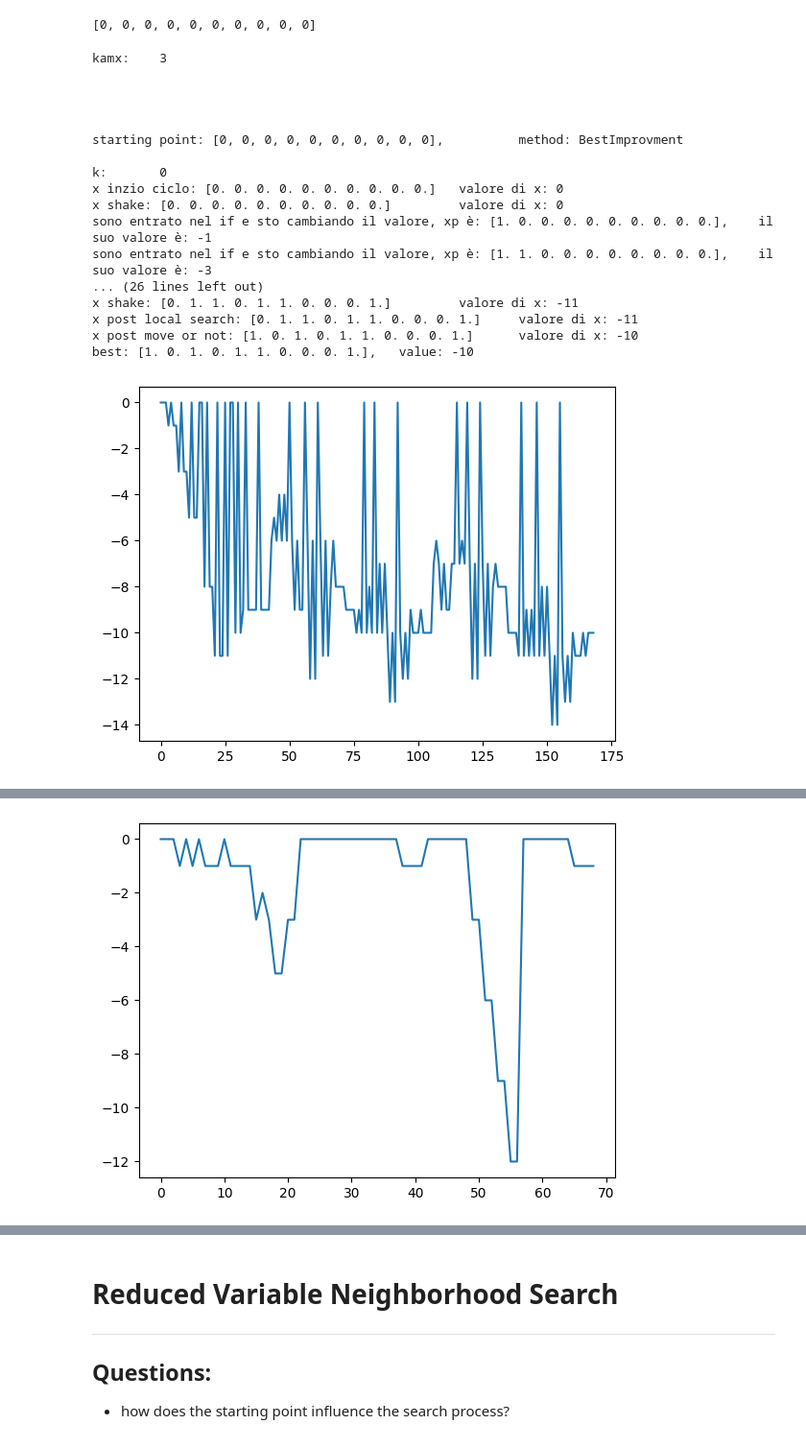
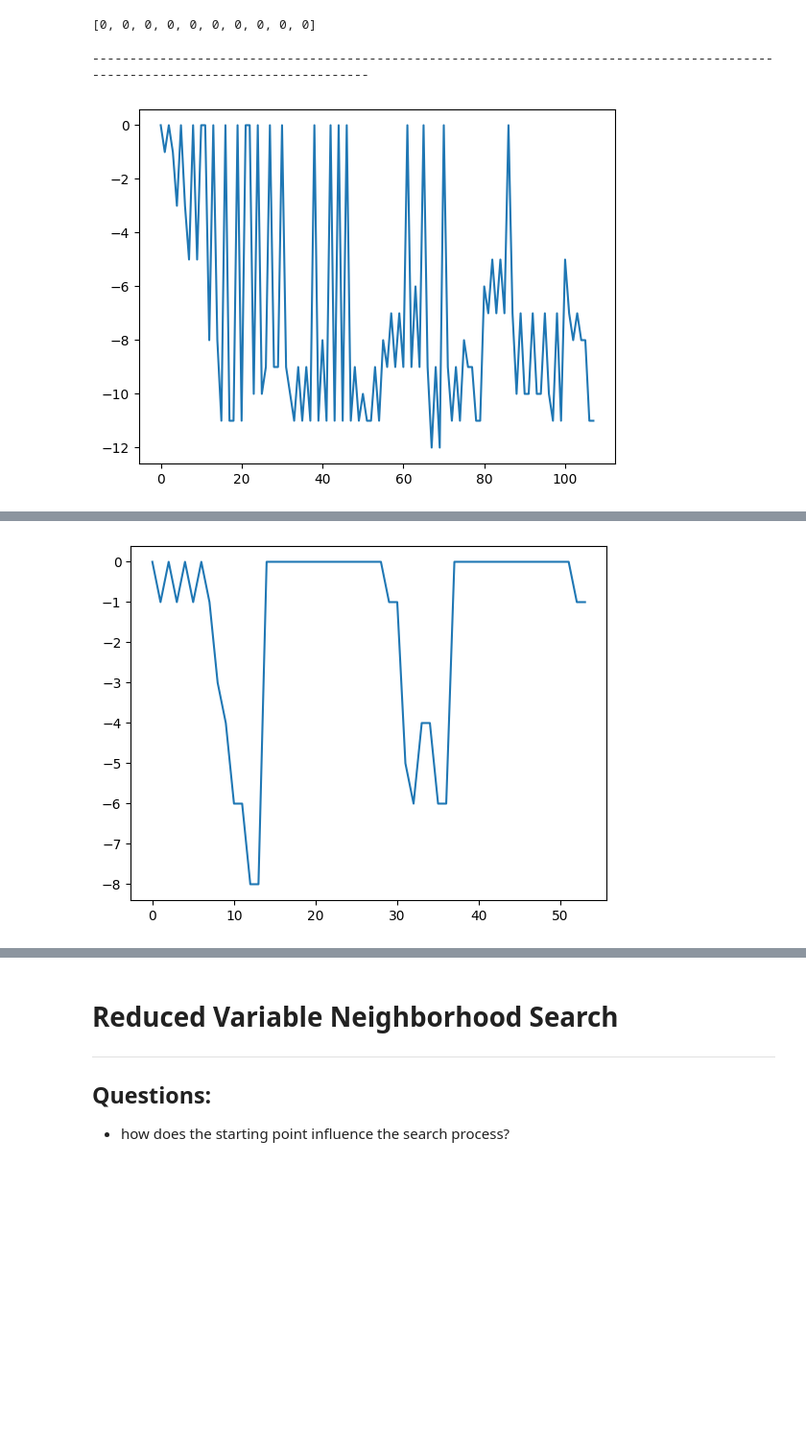
Before and after one commit to CarlottaGiacchetta/lab_optimizationTechniques, a Jupyter notebook: lab4/optimtech_lab4.ipynb, the cells around one changed output, grey strips where cells are left out. Shown at 96% size. Cells and saved outputs as stored; diff of their text form; code cells hidden in the pictures; blank space fills up the shorter version.

```diff
--- a/lab4/optimtech_lab4.ipynb
+++ b/lab4/optimtech_lab4.ipynb
@@ -269,54 +273,37 @@ dio(prova)
 [0, 0, 0, 0, 0, 0, 0, 0, 0, 0]
 # %%
 x = [[0]*10,[0,0,0,1,1,0,0,1,1,1], [0,0,0,0,0,0,0,1,1,1], [0,1,0,0,0,0,0,0,0,0]]
-#x = [[0]*10]
-#methods = ["FirstImprovment"]
 methods = ["BestImprovment","FirstImprovment"]
 kmaxs = [3,6,9]
+
 for kmax in kmaxs:
-    print(f'kamx: \t {kmax}\n\n\n\n')
     for xi in x:
         for method in methods:
-            if methods[0] == "FirstImprovment":
-                func_0 = Knapsack_0_1()
-                print(f"starting point: {xi}, \t method: {method}\n")
-                best = vns(func_0, xi, kmax, method)
-                print(f'best: {best}, \t value: {func_0(best)}\n\n')
-                func_0.trend()
-            else:
-                func_1 = Knapsack_0_1()
-                print(f"starting point: {xi}, \t method: {method}\n")
-                best = vns(func_1, xi, kmax, method)
-                print(f'best: {best}, \t value: {func_1(best)}\n\n')
-                func_1.trend()
+            min_list = []
+            for sssss in range(100):
+                if methods[0] == "FirstImprovment":
+                    func_0 = Knapsack_0_1()
+                    best = vns(func_0, xi, kmax, method)
+                    if sssss == 0:
+                        print('--------------------------------------------------------------------------------------------------------------------------------\n\n\n')
+                        func_0.trend()
+                        print(f"K MAX = {kmax}, \tPUNTO INIZIALE = {xi}, \tMETODO = {method}")
+                        print(f'best prima iterazione: {best}, \t value prima iterazione: {func_0(best)}')
+                    min_list.append(func_0(best))
 
-'''
-#best improvment con kmax basso e no shake
-method = 'BestImprovmentNoShake'
-kmax = 5
-for xi in x:
-    func_1 = Knapsack_0_1()
-    print(f"starting point: {xi}, \t method: {method}\n")
-    best = vns(func_1, xi, kmax, method)
-    print(f'best: {best}, \t value: {func_1(best)}\n\n')
-    func_1.trend()
-'''
+                else:
+                    func_1 = Knapsack_0_1()
+                    best = vns(func_1, xi, kmax, method)
+                    if sssss == 0:
+                        print('--------------------------------------------------------------------------------------------------------------------------------\n\n\n')
+                        func_1.trend()
+                        print(f"K MAX = {kmax}, \tPUNTO INIZIALE = {xi}, \tMETODO = {method}")
+                        print(f'best prima iterazione: {best}, \t value prima iterazione: {func_1(best)}')
+                    min_list.append(func_1(best))
+
+            media = sum(min_list) / len(min_list)
+            varianza = sum((x - media) ** 2 for x in min_list) / len(min_list)
+            print(f'minimo: {media} +- {varianza}' )
 # %% [output]
-kamx:    3
-
-
-
-
-starting point: [0, 0, 0, 0, 0, 0, 0, 0, 0, 0],          method: BestImprovment
-
-k:       0
-x inzio ciclo: [0. 0. 0. 0. 0. 0. 0. 0. 0. 0.]   valore di x: 0
-x shake: [0. 0. 0. 0. 0. 0. 0. 0. 0. 0.]         valore di x: 0
-sono entrato nel if e sto cambiando il valore, xp è: [1. 0. 0. 0. 0. 0. 0. 0. 0. 0.],    il suo valore è: -1
-sono entrato nel if e sto cambiando il valore, xp è: [1. 1. 0. 0. 0. 0. 0. 0. 0. 0.],    il suo valore è: -3
-... (26 lines left out)
-x shake: [0. 1. 1. 0. 1. 1. 0. 0. 0. 1.]         valore di x: -11
-x post local search: [0. 1. 1. 0. 1. 1. 0. 0. 0. 1.]     valore di x: -11
-x post move or not: [1. 0. 1. 0. 1. 1. 0. 0. 0. 1.]      valore di x: -10
-best: [1. 0. 1. 0. 1. 1. 0. 0. 0. 1.],   value: -10
+--------------------------------------------------------------------------------------------------------------------------------
-[figure, old version]
+[figure, new version]
@@ -342 +314 @@ best: [1. 0. 0. 0. 0. 0. 0. 0. 0. 0.],   value: -1
-[figure, old version]
+[figure, new version]
```
Also changed, not shown: parts of 3 cells of this notebook.
